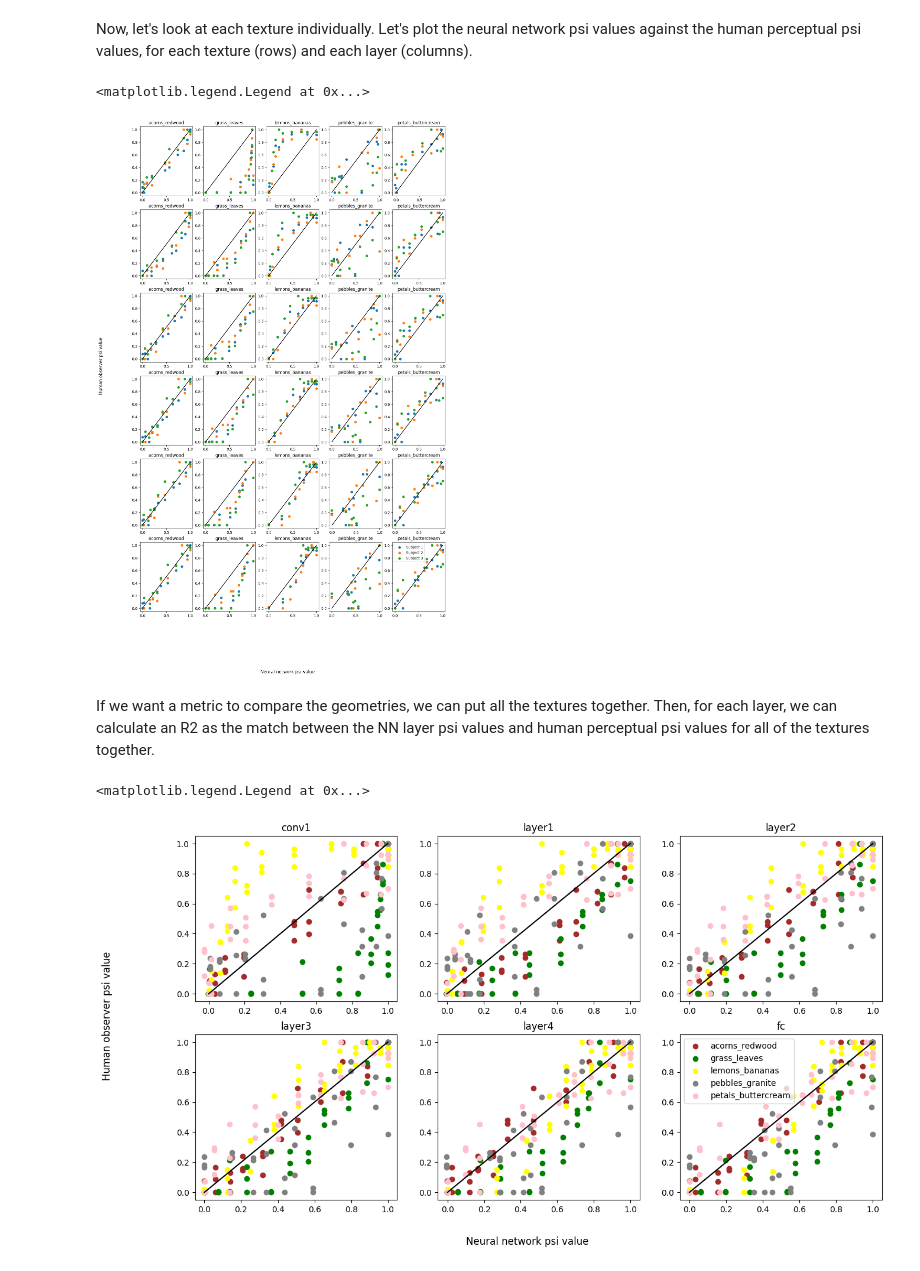
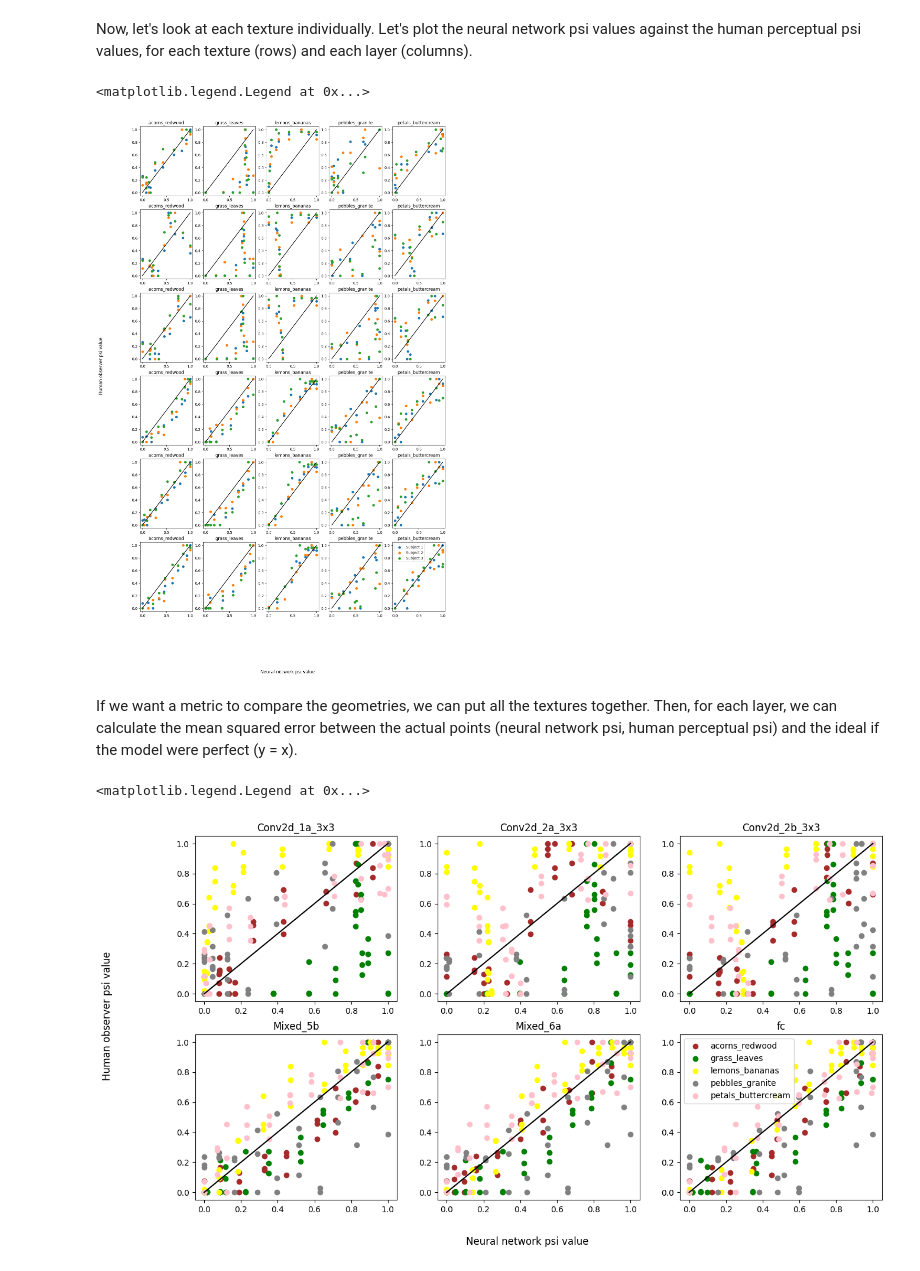
Before and after one commit to joshmw/interp, a Jupyter notebook: TorchDistanceCheck.ipynb, the cells around one changed output. Cells and saved outputs as stored; diff of their text form; code cells hidden in the pictures.

```diff
--- a/TorchDistanceCheck.ipynb
+++ b/TorchDistanceCheck.ipynb
@@ -107,8 +107,7 @@ def load_image(img_path, input_size):
 
 First, define the model you want to use (needs to be in the library above). It will get activations at all of the layers you defined above in get_model, but you should specify one layer here that you want to actually visualize for the next part (mds, RSA).
 # %%
-model_name = 'ResNet50'  # Change this to the desired model name
-layer = 2
+model_name = 'InceptionV3'  # Change this to the desired model name
 saveFigures = 0
 activationLoss = 0
 input_size = 224 if model_name != 'InceptionV3' else 299  # Set input size based on model
@@ -116,6 +115,10 @@ input_size = 224 if model_name != 'InceptionV3' else 299  # Set input size based
 # Load the model and initialize the activation hooks
 model, activations, layers_to_extract = get_model(model_name)
 
+# I am just setting the visualizaion layer to the last one.
+layer = len(layers_to_extract)-1
+
+# Actually go through and extract all activations
 image1Names = ['acorns', 'grass', 'lemons', 'pebbles', 'petals']
 image2Names = ['redwood', 'leaves', 'bananas', 'granite', 'buttercream']
 
@@ -133,7 +136,7 @@ for interpName in interpNames:
         # Different name if doing activation loss images
         if activationLoss == 1:
             img_path = 'fades/' + image1Names[imageIndex] + '_' + str(interpValue) + '_' + image2Names[imageIndex] + '_pool4_smp1.png'
-        print(img_path)
+        #print(img_path)
         x = preprocess_image(img_path, input_size)
         unprocessed_image = load_image(img_path, input_size)
 
@@ -323,24 +309,7 @@ def compute_loss(params, all_combinations, biggerDiff):
 # %% [markdown]
 #### Make combinations of different pairs, to simulate draws in the mlds experiment.
 # %%
-# make combinations
-#all_combinations = np.zeros((330,4))  # Initialize array to hold combinations
-#col = 0
-
-#for i in range(0, len(interpValues)):
-#    for j in range(i + 1, len(interpValues)):
-#        for k in range(j + 1, len(interpValues)):
-#            for l in range(k + 1, len(interpValues)):
-#                all_combinations[col,:] = np.array([round(i), round(j), round(k), round(l)])
-#                col += 1
-
-#all_combinations = np.array(all_combinations)
-
-# make all of the different permutations. this is way, way too long - will fix later.
-#all_combinations = np.array(list(itertools.product(range(0,len(interpValues)), repeat=4)))
-
-# do it like in the human experiment - random numbers
-all_combinations = np.random.randint(0, 11, size=(2000, 4))
+all_combinations = np.random.randint(0, 11, size=(1000, 4))
 # %% [markdown]
 #### Now, actually do the mlds.
 
@@ -348,7 +317,7 @@ You should specify what layers you want to do this in. The code will only do wit
 # %%
 # pick which layers you want to look at
 #layers = [conv1, pool1, pool2, pool3, pool4, pool5, end]
-layers = [0,1,2,3,4,5]
+layers = range(0,len(layers_to_extract))
 Psis = {};
 mldsSigmas = {};
 
@@ -361,9 +330,10 @@ for layer in layers:
     # iterate through interpolations
     for interpPair in range(len(interpNames)):
 
-        # make some empty lists to keep track
+        # make an empty list to keep track
         biggerDiff = [];
 
+        # simulate the 2AFC decisions based on cosine dissimilarity between embeddings
         for pairings in all_combinations.astype(int):
             # add which interp number this is by adding amount of pairs you've iterated * num interp values
             pairings = tuple(x + interpPair*len(interpValues) for x in pairings)
@@ -388,7 +358,10 @@ for layer in layers:
         # search for params
         optimal_params = fmin(compute_loss, initial_params, args=(all_combinations, biggerDiff));
         psi = optimal_params[:11]
+        psi = psi - np.min(psi)
         psi = psi / np.max(psi)
+
+        # save the fit parameters (psi and sigma values)
         Psis[(layer, interpPair)] = psi;
         mldsSigmas[(layer, interpPair)] = optimal_params[11];
 
@@ -464,32 +437,36 @@ fig.supxlabel('Neural network psi value')
 plt.legend()
 # %% [output]
 <matplotlib.legend.Legend at 0x...>
-[figure, old version]
+[figure, new version]
 # %% [markdown]
-If we want a metric to compare the geometries, we can put all the textures together. Then, for each layer, we can calculate an R2 as the match between the NN layer psi values and human perceptual psi values for all of the textures together.
+If we want a metric to compare the geometries, we can put all the textures together. Then, for each layer, we can calculate the mean squared error between the actual points (neural network psi, human perceptual psi) and the ideal if the model were perfect (y = x).
 # %%
 #plot everything together, colored by interpolation
 colors = ['brown','green','yellow','grey','pink']
 
 fig = plt.figure(figsize=(15, 8))
 sub = 0
+MSE = np.zeros(len(layers))
 
 for layerIndex in range(0,len(layers)):
+    MSE[layer] = 0;
     plt.subplot(2, 3, layerIndex+1)
     plt.plot([0,1],[0,1],'k')
     plt.title(layers_to_extract[layers[layerIndex]])
     for tex in texIndices:
         for subject in range(len(PPdata.SIDnums)):
             plt.scatter(Psis[(layers[layerIndex],tex)], PPdata.psi[subject][tex], label=interpNames[tex] if subject == 0 else "", color=colors[tex])
 
+            HumanNNdifferences = Psis[(layers[layerIndex],tex)] - PPdata.psi[subject][tex]
+            MSE[layerIndex] += np.sum(HumanNNdifferences**2)
 
 fig.supylabel('Human observer psi value')
 fig.supxlabel('Neural network psi value')
 
 plt.legend()
 # %% [output]
 <matplotlib.legend.Legend at 0x...>
-[figure, old version]
+[figure, new version]
 # %%
 fig = plt.figure(figsize=(8, 4))
 
```
Also changed, not shown: parts of 9 cells of this notebook.
